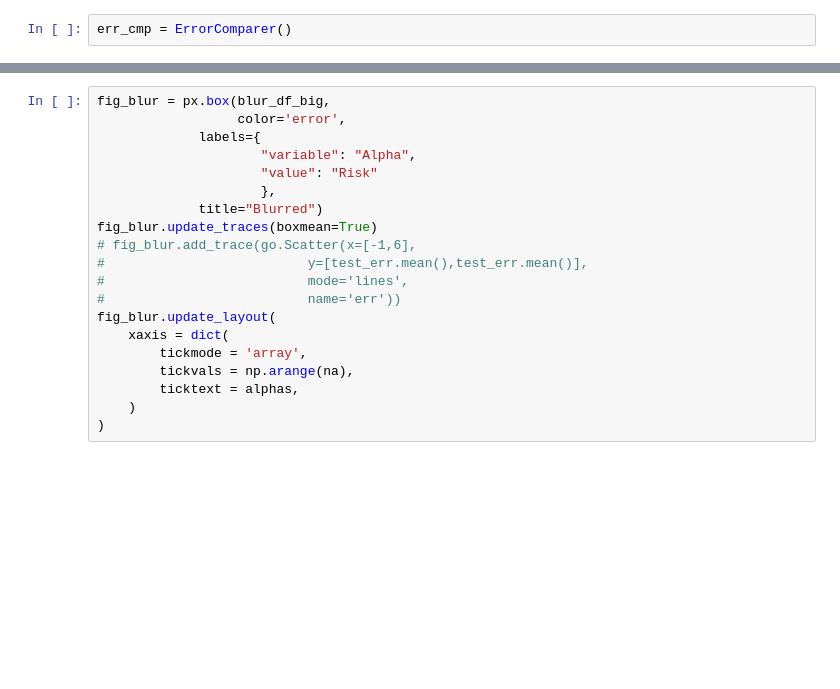
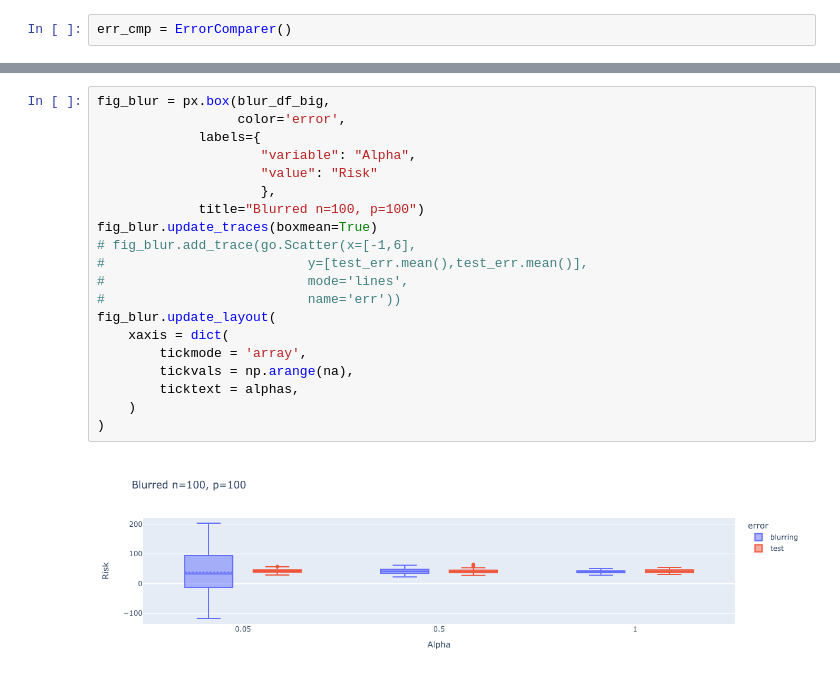
Before and after one commit to kevinbfry/StructuredPredictionError, a Jupyter notebook: BlurLasso.ipynb, the cells around one changed output, grey strips where cells are left out. Saved outputs shown, nothing was run; the diff lists cells and outputs as text; blank space fills up the shorter version.

```diff
--- a/BlurLasso.ipynb
+++ b/BlurLasso.ipynb
@@ -106,23 +142,25 @@ blur_df_big
 # %%
 fig_blur = px.box(blur_df_big,
                   color='error',
              labels={
                      "variable": "Alpha",
                      "value": "Risk"
                      },
-             title="Blurred")
+             title="Blurred n=100, p=100")
 fig_blur.update_traces(boxmean=True)
 # fig_blur.add_trace(go.Scatter(x=[-1,6],
 #                          y=[test_err.mean(),test_err.mean()],
 #                          mode='lines',
 #                          name='err'))
 fig_blur.update_layout(
     xaxis = dict(
         tickmode = 'array',
         tickvals = np.arange(na),
         ticktext = alphas,
     )
 )
+# %% [output]
+[figure, added]
 # %%
 alphas = [0.05, 0.5, 1.]#0.05, 0.1, 0.2, 0.5, 0.8, 1.]
 na = len(alphas)
```
Also changed, not shown: parts of 8 cells of this notebook, 5 other files.
